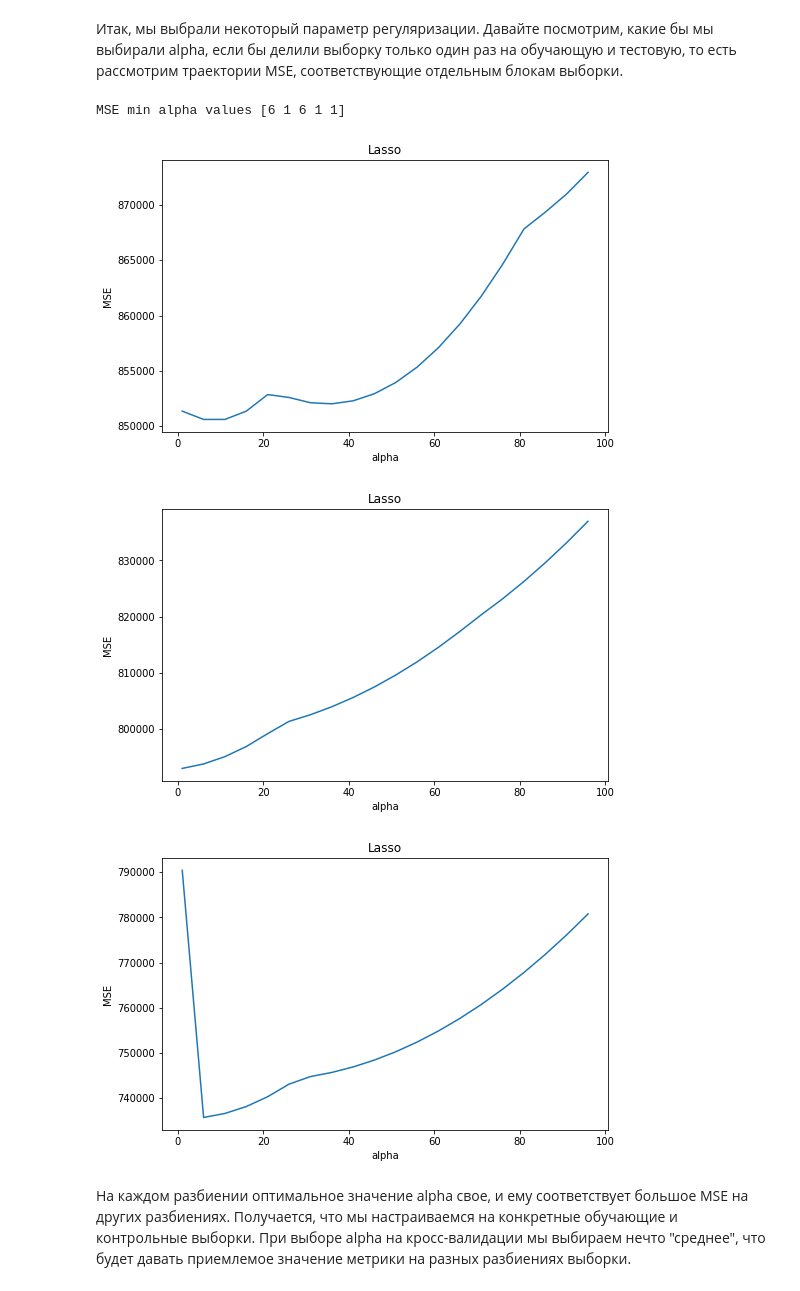
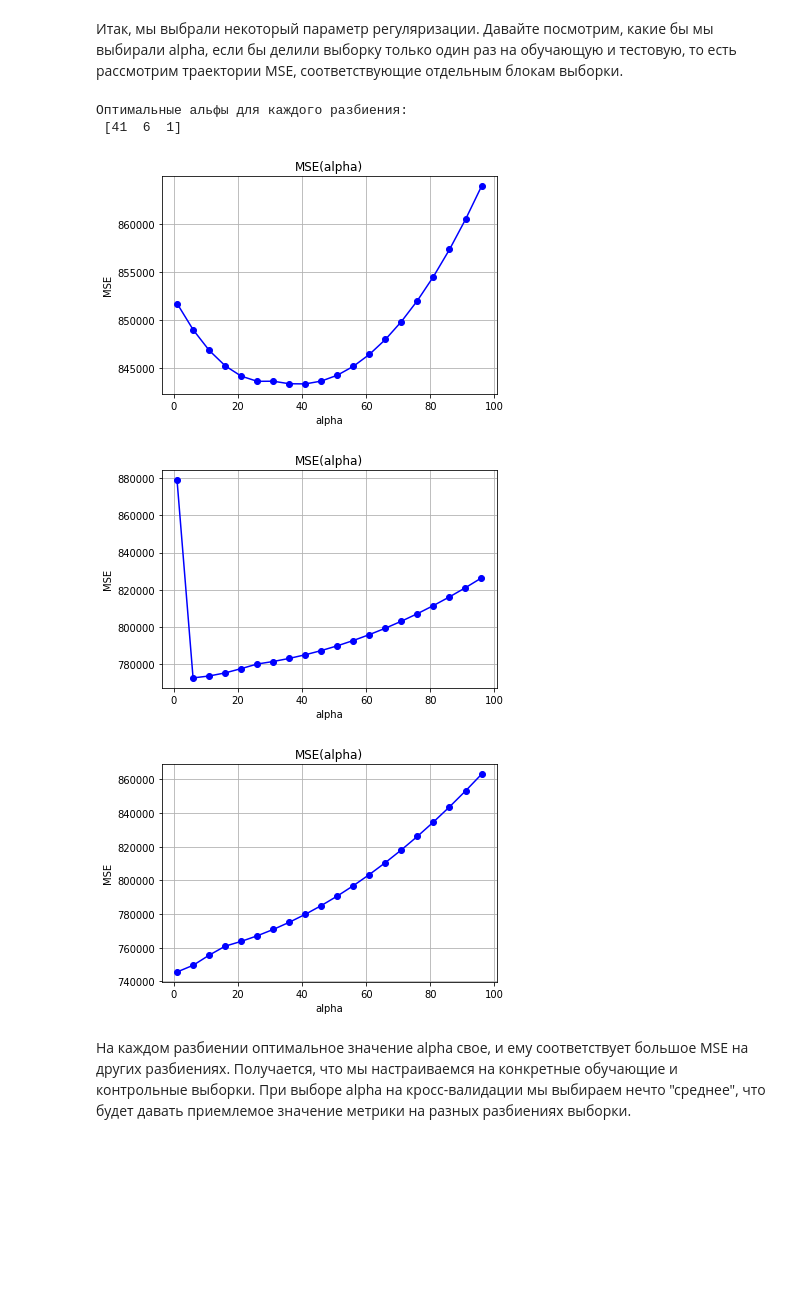
Before and after one commit to AlexG888/Specialization_from_MIPT_and_Yandex, a Jupyter notebook: course_2/task_3.ipynb, the cells around one changed output. Saved outputs shown, nothing was run; the diff lists cells and outputs as text; code cells hidden in the pictures; blank space fills up the shorter version.

```diff
--- a/course_2/task_3.ipynb
+++ b/course_2/task_3.ipynb
@@ -334,11 +334,17 @@ from sklearn.linear_model import LassoCV
 # Выведите выбранное alpha, а также пары "признак-коэффициент" для обученного вектора коэффициентов
 
 alphas = np.arange(1, 100, 5)
-lassocv_clf = LassoCV(alphas = alphas)
-lassocv_clf.fit(X, y)
-mean_mse = np.mean(lassocv_clf.mse_path_, axis = 1)
-plt.plot(lassocv_clf.alphas_, mean_mse)
-plt.xlabel('alpha')
-plt.ylabel('MSE')
-plt.title('Lasso')
+myLassoCV =LassoCV(alphas=alphas, cv=3).fit(X, y)
+meanStd = myLassoCV.mse_path_.mean(axis=1)
+alphas_ = myLassoCV.alphas_
+alpha_ = myLassoCV.alpha_
+coef_ = myLassoCV.coef_
+plt.figure(figsize=(10, 7))
+plt.plot(alphas_, meanStd, '-ok')
+plt.grid()
+plt.xlabel('alphas',fontsize=18)
+plt.ylabel('mean STD', fontsize=18, rotation=0)
+
+print(f'optimal alpha:{alpha_}')
+print('optimal coefs:', *zip(df.columns[:-1], coef_), sep='\n')
 # %% [output]
@@ -370,23 +389,34 @@ alpha =  6
 # %%
 # Код 3.3 (1 балл)
 # Выведите значения alpha, соответствующие минимумам MSE на каждом разбиении (то есть по столбцам).
 # На трех отдельных графиках визуализируйте столбцы .mse_path_
 
-print('MSE min alpha values', lassocv_clf.alphas_[np.argmin(lassocv_clf.mse_path_, axis = 0)])
-
-
-for i in range(3):
-    plt.figure(figsize=(8, 5))
-    plt.plot(lassocv_clf.alphas_, lassocv_clf.mse_path_[:, i])
-    plt.xlabel('alpha')
-    plt.ylabel('MSE')
-    plt.title('Lasso')
-    plt.show()
+plt.figure()
+plt.plot(alphas_, myLassoCV.mse_path_[:, 0],'bo-')
+plt.grid()
+plt.xlabel('alpha')
+plt.ylabel('MSE')
+plt.title('MSE(alpha)')
+plt.figure()
+plt.plot(alphas_, myLassoCV.mse_path_[:, 1],'bo-')
+plt.grid()
+plt.xlabel('alpha')
+plt.ylabel('MSE')
+plt.title('MSE(alpha)')
+plt.figure()
+plt.plot(alphas_, myLassoCV.mse_path_[:, 2],'bo-')
+plt.grid()
+plt.xlabel('alpha')
+plt.ylabel('MSE')
+plt.title('MSE(alpha)')
+#печать оптимальных альфа
+print('Оптимальные альфы для каждого разбиения:\n', alphas_[myLassoCV.mse_path_.argmin(axis=0)])
 # %% [output]
-MSE min alpha values [6 1 6 1 1]
+Оптимальные альфы для каждого разбиения:
+ [41  6  1]
-[figure, old version]
+[figure, new version]
-[figure, old version]
+[figure, new version]
-[figure, old version]
+[figure, new version]
 # %% [markdown]
 На каждом разбиении оптимальное значение alpha свое, и ему соответствует большое MSE на других разбиениях. Получается, что мы настраиваемся на конкретные обучающие и контрольные выборки. При выборе alpha на кросс-валидации мы выбираем нечто "среднее", что будет давать приемлемое значение метрики на разных разбиениях выборки.
 # %% [markdown]
```
Also changed, not shown: parts of 6 cells of this notebook.
